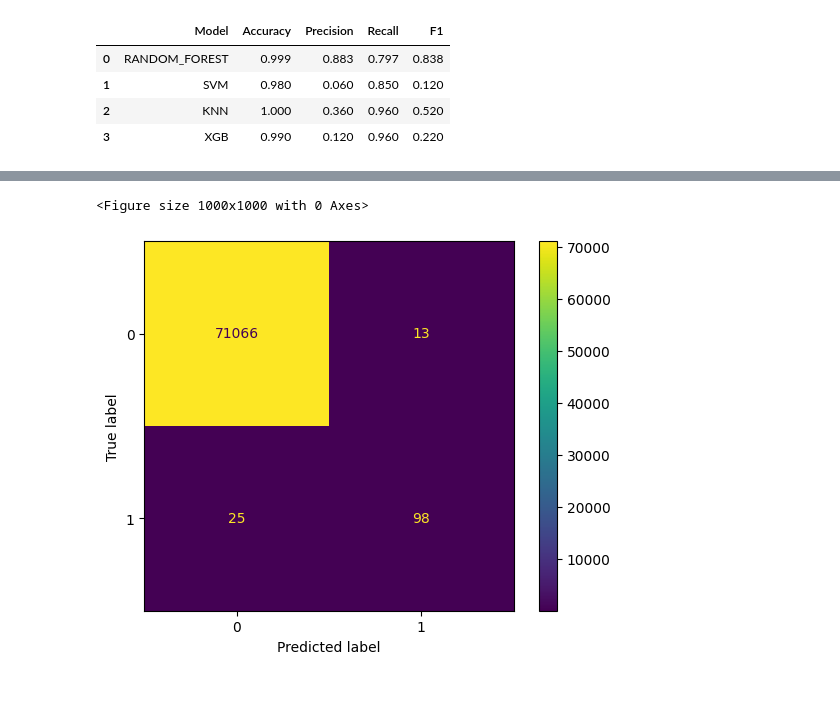
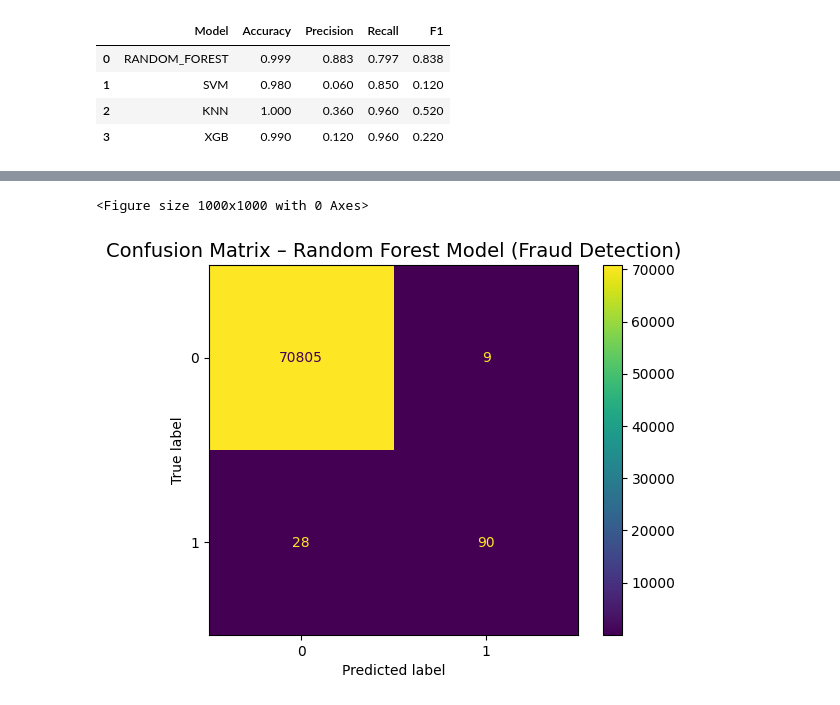
Before and after one commit to Bjg17/python_project, a Jupyter notebook: Project.ipynb, the cells around one changed output, grey strips where cells are left out. Cells and saved outputs as stored; diff of their text form; code cells hidden in the pictures.

```diff
--- a/Project.ipynb
+++ b/Project.ipynb
@@ -151,12 +253,12 @@ import pickle
 # %%
 %%time
-# pipelined_random_forest = imbpipeline(
-#     [('scaler', StandardScaler()),
-#     ('smote', SMOTE(k_neighbors = 5, random_state = 42)),
-#     ('random_forest', RandomForestClassifier(n_estimators = 50, random_state = 42))
-#     ]
-# )
-# rf = pipelined_random_forest.fit(X_train, y_train)
+pipelined_random_forest = imbpipeline(
+    [('scaler', StandardScaler()),
+    ('smote', SMOTE(k_neighbors = 5, random_state = 42)),
+    ('random_forest', RandomForestClassifier(n_estimators = 50, random_state = 42))
+    ]
+)
+rf = pipelined_random_forest.fit(X_train, y_train)
 
 with open('rf_model.pkl', 'wb') as rf_file:
     pickle.dump(rf, rf_file)
@@ -358,9 +469,10 @@ model_results
 # %%
 matrix = confusion_matrix(y_test, y_rf_pred, labels = load_rf_model.classes_)
 disp = ConfusionMatrixDisplay(matrix, display_labels = load_rf_model.classes_)
 plt.figure(figsize = (10, 10))
 disp.plot()
+plt.title("Confusion Matrix – Random Forest Model (Fraud Detection)", fontsize=14)
 plt.show()
 # %% [output]
 <Figure size 1000x1000 with 0 Axes>
-[figure, old version]
+[figure, new version]
```
Also changed, not shown: parts of 30 cells of this notebook.
